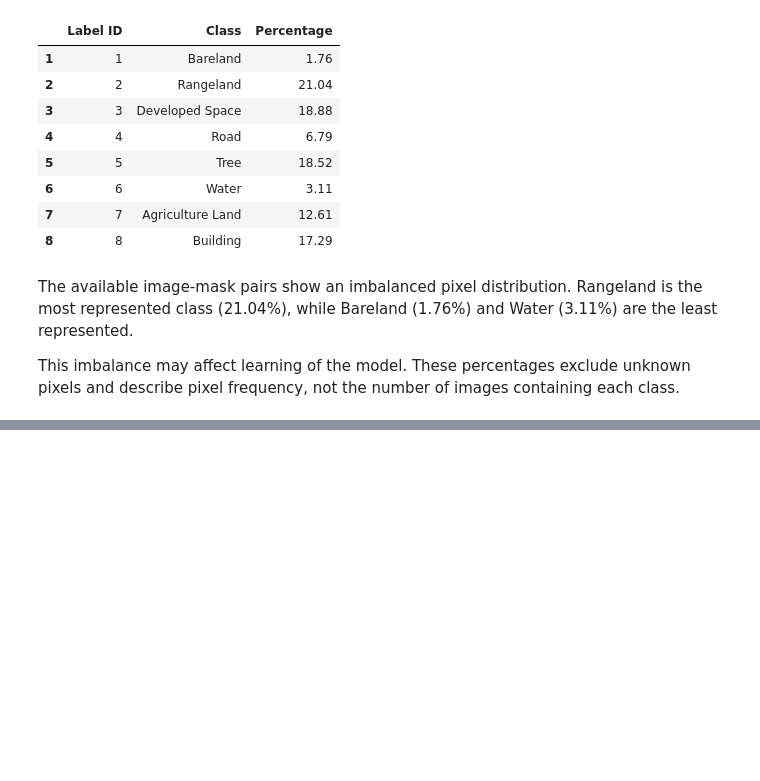
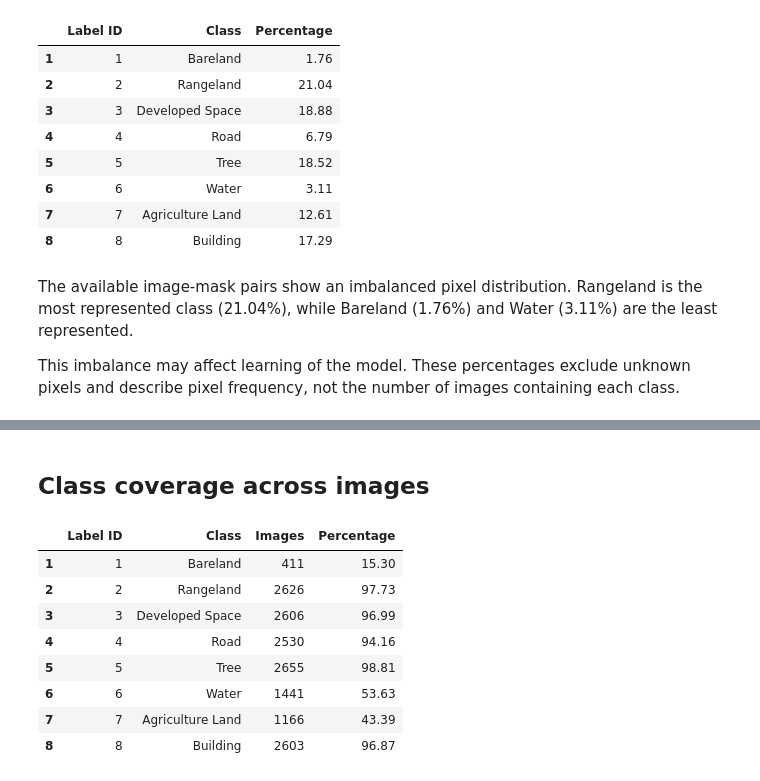
Before and after one commit to jarimbafrancisco-arch/Land-Cover-Segmentation-Mapping, a Jupyter notebook: notebooks/01_EDA_loading.ipynb, the cells around one changed output, grey strips where cells are left out. Cells and saved outputs as stored; diff of their text form; code cells hidden in the pictures; blank space fills up the shorter version.

```diff
--- a/notebooks/01_EDA_loading.ipynb
+++ b/notebooks/01_EDA_loading.ipynb
@@ -321,0 +374,31 @@ These percentages exclude unknown pixels and describe pixel frequency, not the n
+# %% [markdown]
+## Class coverage across images
+# %%
+image_counts = [0] * 9
+total_images = 0
+
+for path in masks:
+    if path.name in image_names:
+        with Image.open(path) as mask:
+            pixels = np.array(mask)
+
+        total_images += 1
+
+        for label in range(9):
+            image_counts[label] += (pixels == label).any()
+
+presence = classes_df[classes_df["Label ID"] != 0].copy()
+presence["Images"] = image_counts[1:]
+presence["Percentage"] = presence["Images"] / total_images * 100
+
+display(presence.round(2))
+# %% [output]
+|  | Label ID | Class | Images | Percentage |
+| 1 | 1 | Bareland | 411 | 15.30 |
+| 2 | 2 | Rangeland | 2626 | 97.73 |
+| 3 | 3 | Developed Space | 2606 | 96.99 |
+| 4 | 4 | Road | 2530 | 94.16 |
+| 5 | 5 | Tree | 2655 | 98.81 |
+| 6 | 6 | Water | 1441 | 53.63 |
+| 7 | 7 | Agriculture Land | 1166 | 43.39 |
+| 8 | 8 | Building | 2603 | 96.87 |
```
Also changed, not shown: parts of 11 cells of this notebook, 2 other files.
